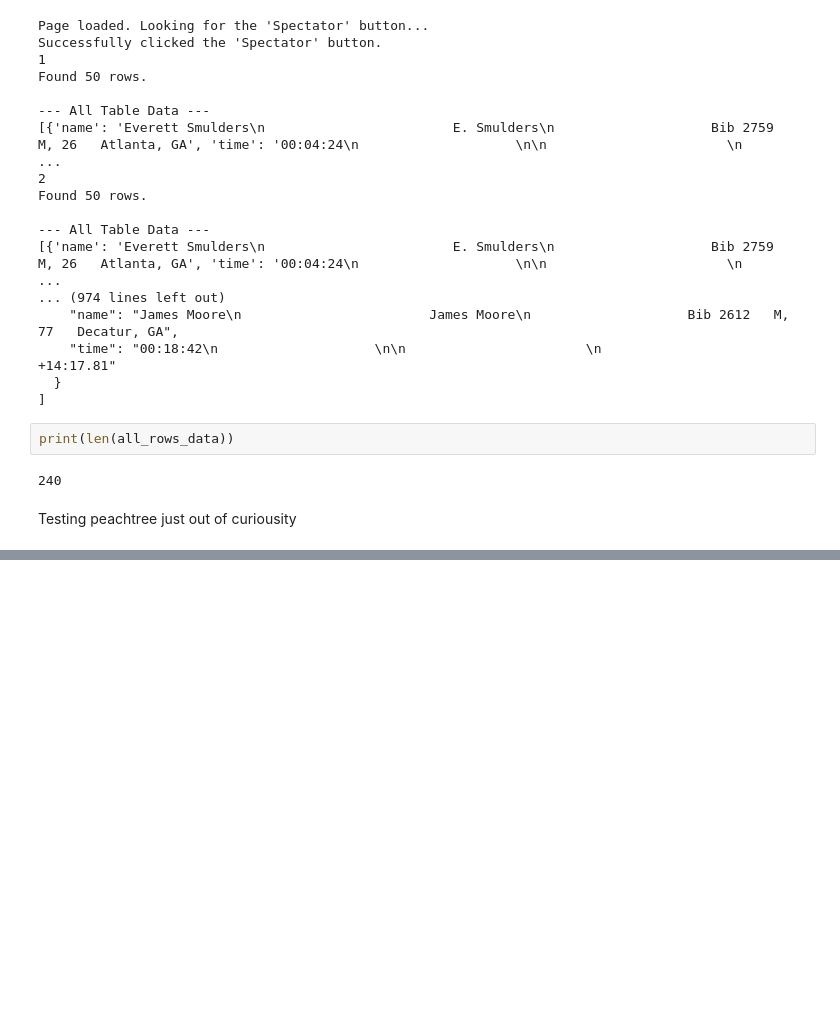
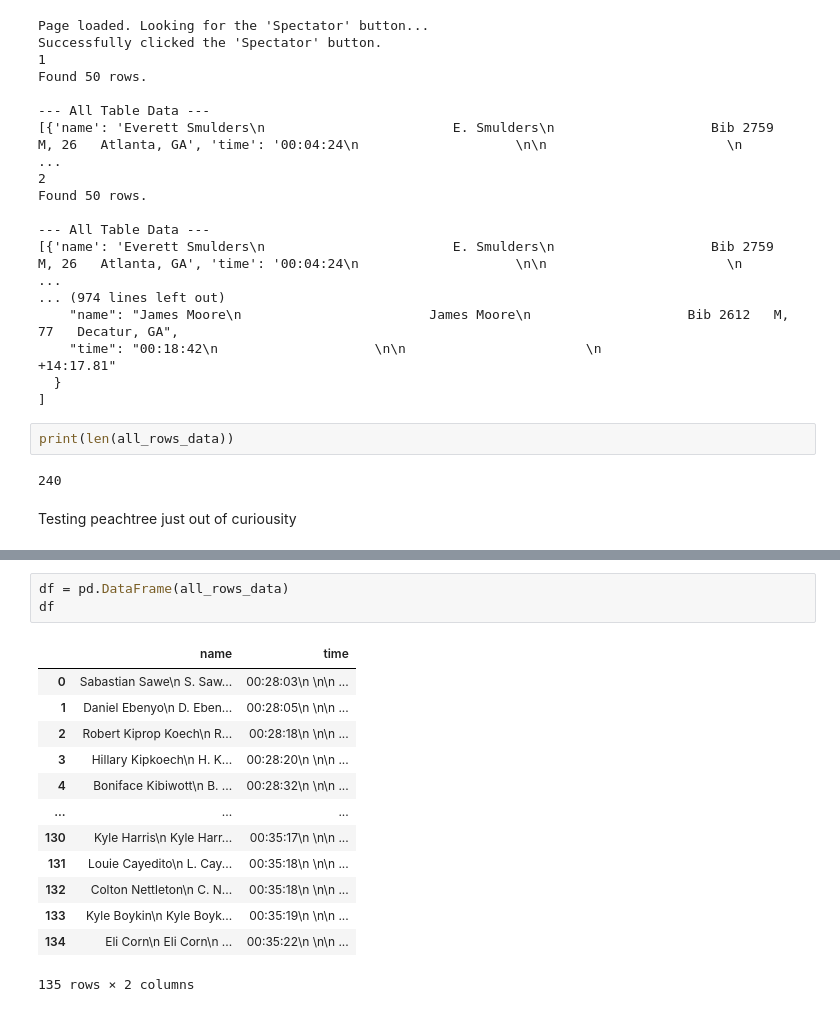
Before and after one commit to elijahmccauley/atc_database, a Jupyter notebook: scraper.ipynb, the cells around one changed output, grey strips where cells are left out. Cells and saved outputs as stored; diff of their text form; blank space fills up the shorter version.

```diff
--- a/scraper.ipynb
+++ b/scraper.ipynb
@@ -177,0 +195,17 @@ Update: it works
+# %%
+df = pd.DataFrame(all_rows_data)
+df
+# %% [output]
+|  | name | time |
+| 0 | Sabastian Sawe\n S. Saw... | 00:28:03\n \n\n ... |
+| 1 | Daniel Ebenyo\n D. Eben... | 00:28:05\n \n\n ... |
+| 2 | Robert Kiprop Koech\n R... | 00:28:18\n \n\n ... |
+| 3 | Hillary Kipkoech\n H. K... | 00:28:20\n \n\n ... |
+| 4 | Boniface Kibiwott\n B. ... | 00:28:32\n \n\n ... |
+| ... | ... | ... |
+| 130 | Kyle Harris\n Kyle Harr... | 00:35:17\n \n\n ... |
+| 131 | Louie Cayedito\n L. Cay... | 00:35:18\n \n\n ... |
+| 132 | Colton Nettleton\n C. N... | 00:35:18\n \n\n ... |
+| 133 | Kyle Boykin\n Kyle Boyk... | 00:35:19\n \n\n ... |
+| 134 | Eli Corn\n Eli Corn\n ... | 00:35:22\n \n\n ... |
+135 rows × 2 columns
```
Also changed, not shown: parts of 7 cells of this notebook, 4 other files.
